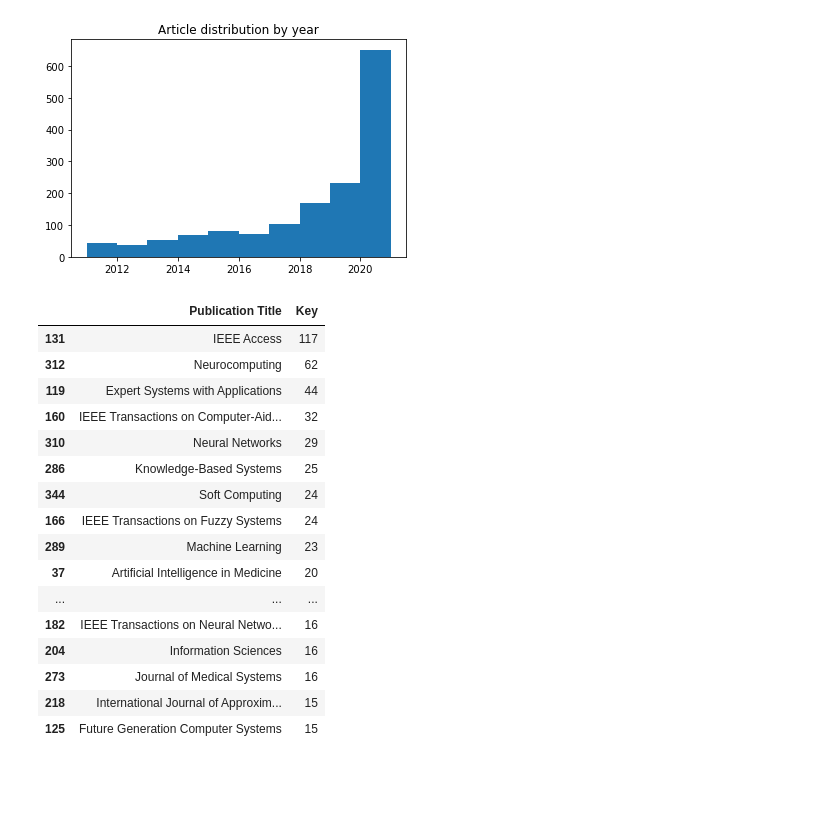
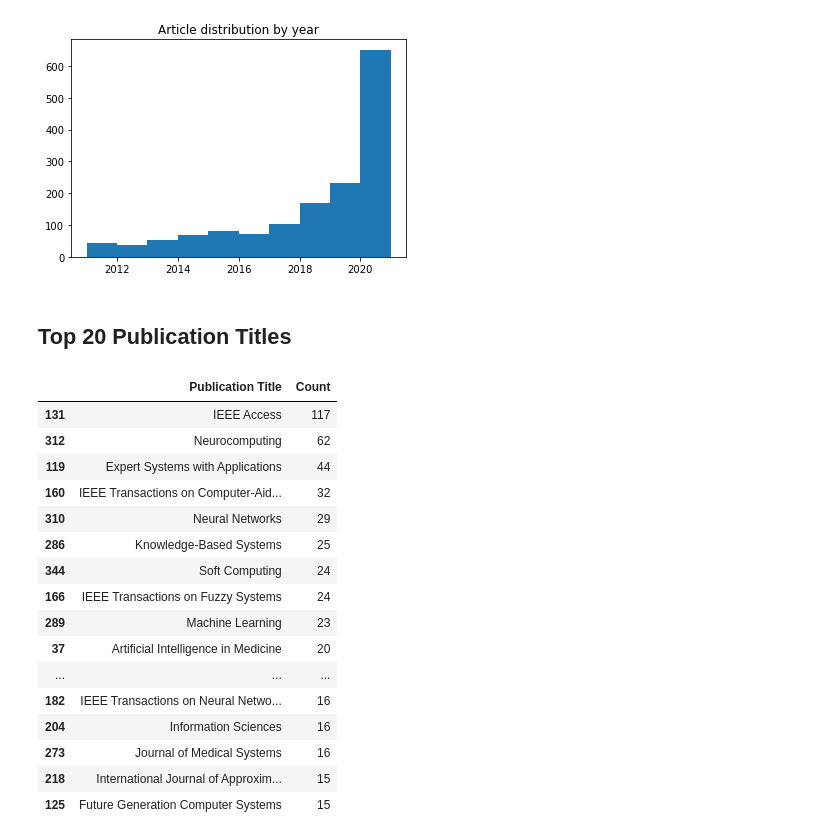
Before and after one commit to kyleiwaniec/neuro-symbolic-ai-systematic-review, a Jupyter notebook: scopus/filterd-search-results.ipynb, the cells around one changed output. Cells and saved outputs as stored; diff of their text form; code cells hidden in the pictures; blank space fills up the shorter version.

```diff
--- a/scopus/filterd-search-results.ipynb
+++ b/scopus/filterd-search-results.ipynb
@@ -229,23 +227,26 @@ Publication Title
+# %% [markdown]
+## Top 20 Publication Titles
 # %%
 df=topArticles.groupby(['Publication Title'], as_index=False).count()[['Publication Title','Key']].sort_values(by=['Key'], ascending=False).head(20)
+df['Count']=df['Key']
+df=df[['Publication Title','Count']]
+df
+# %% [output]
+|  | Publication Title | Count |
+| 131 | IEEE Access | 117 |
+| 312 | Neurocomputing | 62 |
+| 119 | Expert Systems with Applications | 44 |
+| 160 | IEEE Transactions on Computer-Aid... | 32 |
+| 310 | Neural Networks | 29 |
+| 286 | Knowledge-Based Systems | 25 |
+| 344 | Soft Computing | 24 |
+| 166 | IEEE Transactions on Fuzzy Systems | 24 |
+| 289 | Machine Learning | 23 |
+| 37 | Artificial Intelligence in Medicine | 20 |
+| ... | ... | ... |
+| 182 | IEEE Transactions on Neural Netwo... | 16 |
+| 204 | Information Sciences | 16 |
+| 273 | Journal of Medical Systems | 16 |
+| 218 | International Journal of Approxim... | 15 |
+| 125 | Future Generation Computer Systems | 15 |
-# %%
-df
-# %% [output]
-|  | Publication Title | Key |
-| 131 | IEEE Access | 117 |
-| 312 | Neurocomputing | 62 |
-| 119 | Expert Systems with Applications | 44 |
-| 160 | IEEE Transactions on Computer-Aid... | 32 |
-| 310 | Neural Networks | 29 |
-| 286 | Knowledge-Based Systems | 25 |
-| 344 | Soft Computing | 24 |
-| 166 | IEEE Transactions on Fuzzy Systems | 24 |
-| 289 | Machine Learning | 23 |
-| 37 | Artificial Intelligence in Medicine | 20 |
-| ... | ... | ... |
-| 182 | IEEE Transactions on Neural Netwo... | 16 |
-| 204 | Information Sciences | 16 |
-| 273 | Journal of Medical Systems | 16 |
-| 218 | International Journal of Approxim... | 15 |
-| 125 | Future Generation Computer Systems | 15 |
 # %%
```
Also changed, not shown: parts of 2 cells of this notebook.
